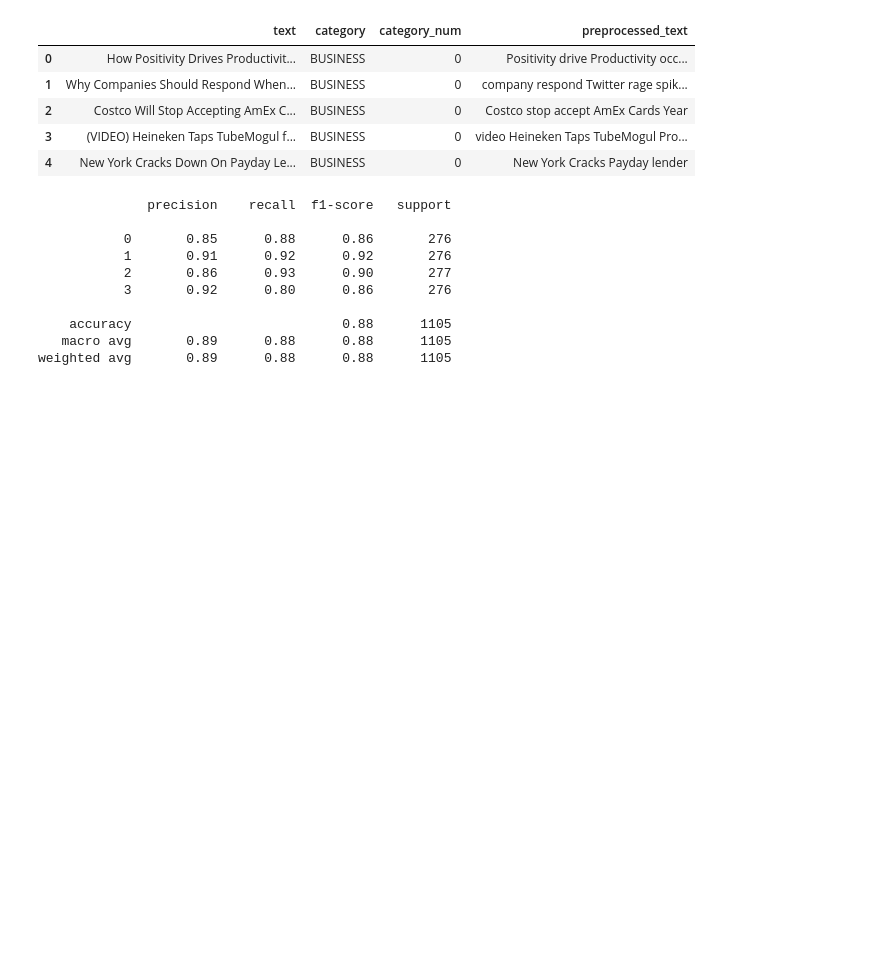
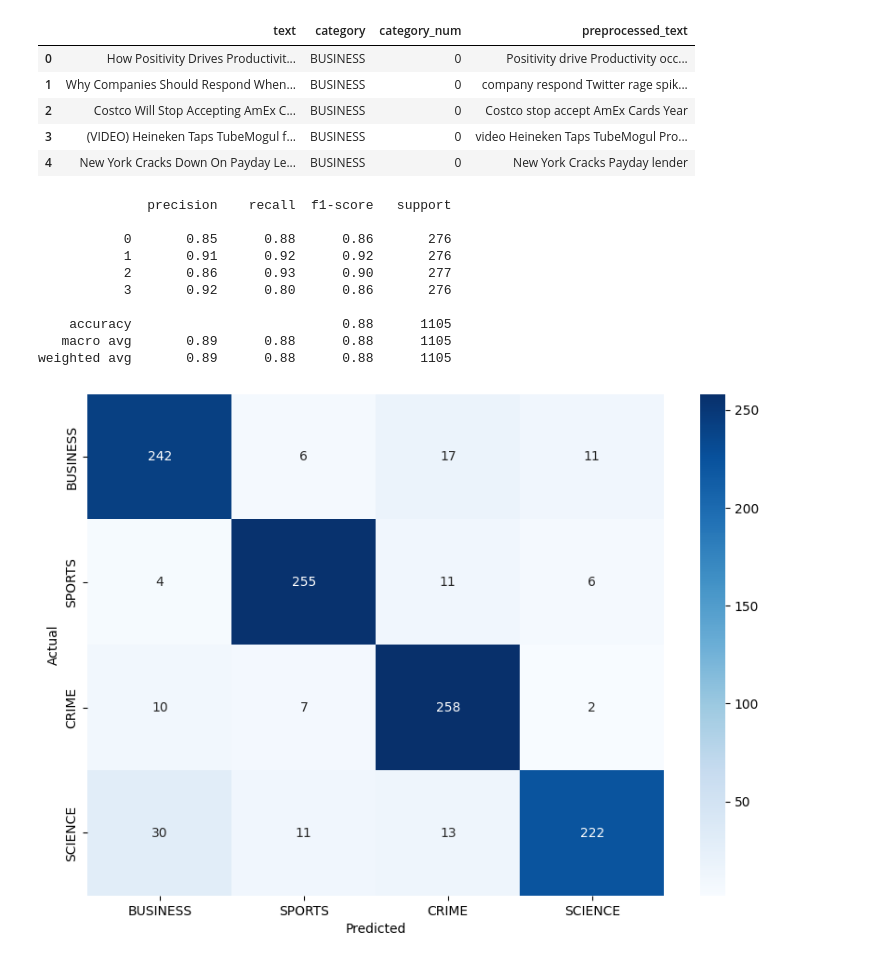
Before and after one commit to gokulnpc/News-Category-Classifier-NLP, a Jupyter notebook: model.ipynb, the cells around one changed output. Cells and saved outputs as stored; diff of their text form; code cells hidden in the pictures; blank space fills up the shorter version.

```diff
--- a/model.ipynb
+++ b/model.ipynb
@@ -116,3 +116,15 @@ print(classification_report(y_test, y_pred))
     accuracy                           0.88      1105
    macro avg       0.89      0.88      0.88      1105
 weighted avg       0.89      0.88      0.88      1105
+# %%
+# confusion matrix
+from sklearn.metrics import confusion_matrix
+import seaborn as sns
+import matplotlib.pyplot as plt
+plt.figure(figsize=(10, 7))
+sns.heatmap(confusion_matrix(y_test, y_pred), annot=True, fmt='d', cmap='Blues', xticklabels=['BUSINESS', 'SPORTS', 'CRIME', 'SCIENCE'], yticklabels=['BUSINESS', 'SPORTS', 'CRIME', 'SCIENCE'])
+plt.xlabel('Predicted')
+plt.ylabel('Actual')
+plt.show()
+# %% [output]
+[figure, added]
```
Also changed, not shown: 2 other files.
